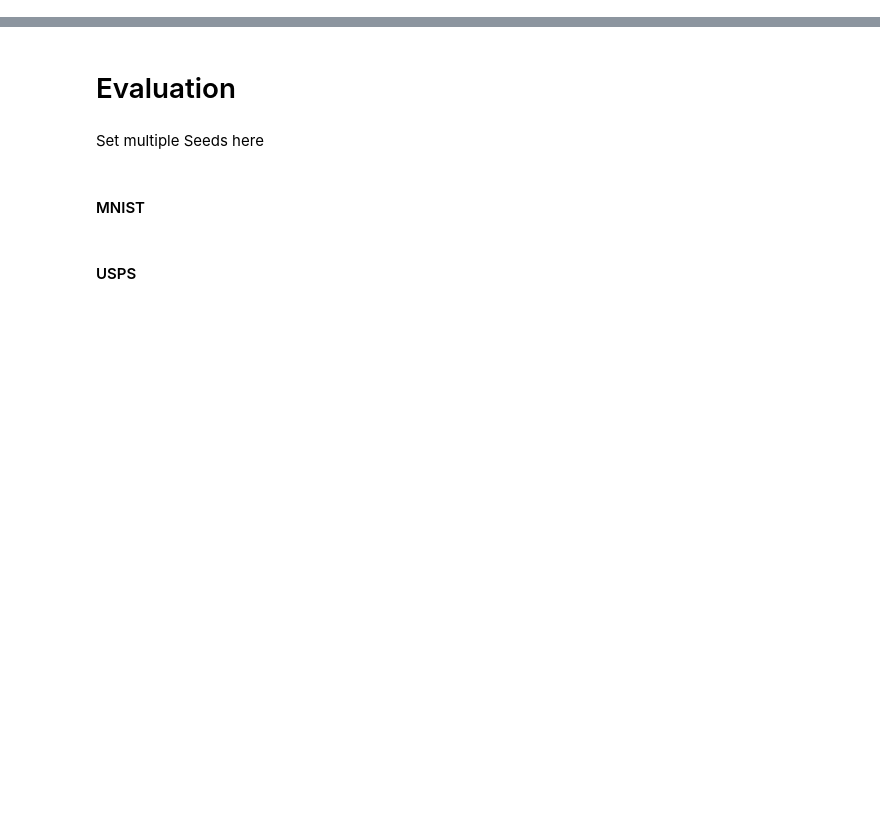
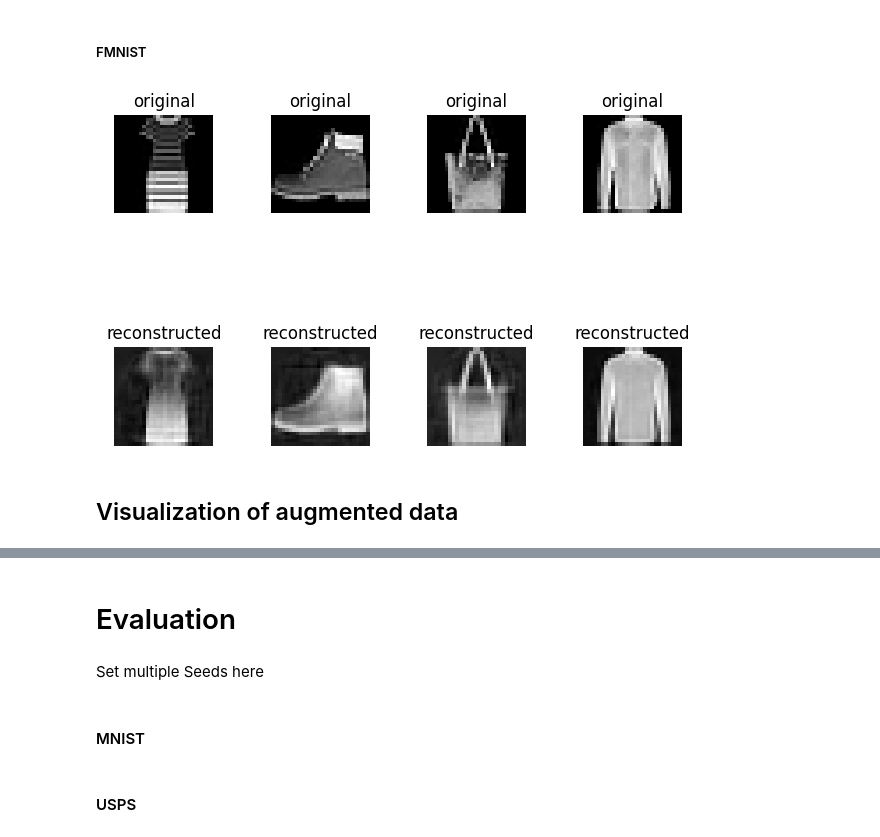
Before and after one commit to julianSchilcher/LMU_Master_Practical_SoSe24, a Jupyter notebook: practical/DeepClustering/DeepECT/deepect.ipynb, the cells around one changed output, grey strips where cells are left out. Cells and saved outputs as stored; diff of their text form; code cells hidden in the pictures; blank space fills up the shorter version.

```diff
--- a/practical/DeepClustering/DeepECT/deepect.ipynb
+++ b/practical/DeepClustering/DeepECT/deepect.ipynb
@@ -0,0 +75,11 @@
+# %% [markdown]
+##### FMNIST
+# %%
+dataset = load_fmnist()
+data = dataset["data"]
+labels = dataset["target"]
+visualize_peformance_AE("./practical/DeepClustering/DeepECT/pretrained_autoencoders/FashionMNIST_autoencoder_pretrained.pth", FeedforwardAutoencoder, data,(28,28),4, seed=5)
+# %% [output]
+[figure, added]
+# %% [markdown]
+## Visualization of augmented data
```
Also changed, not shown: parts of 24 cells of this notebook, 1 other file.
